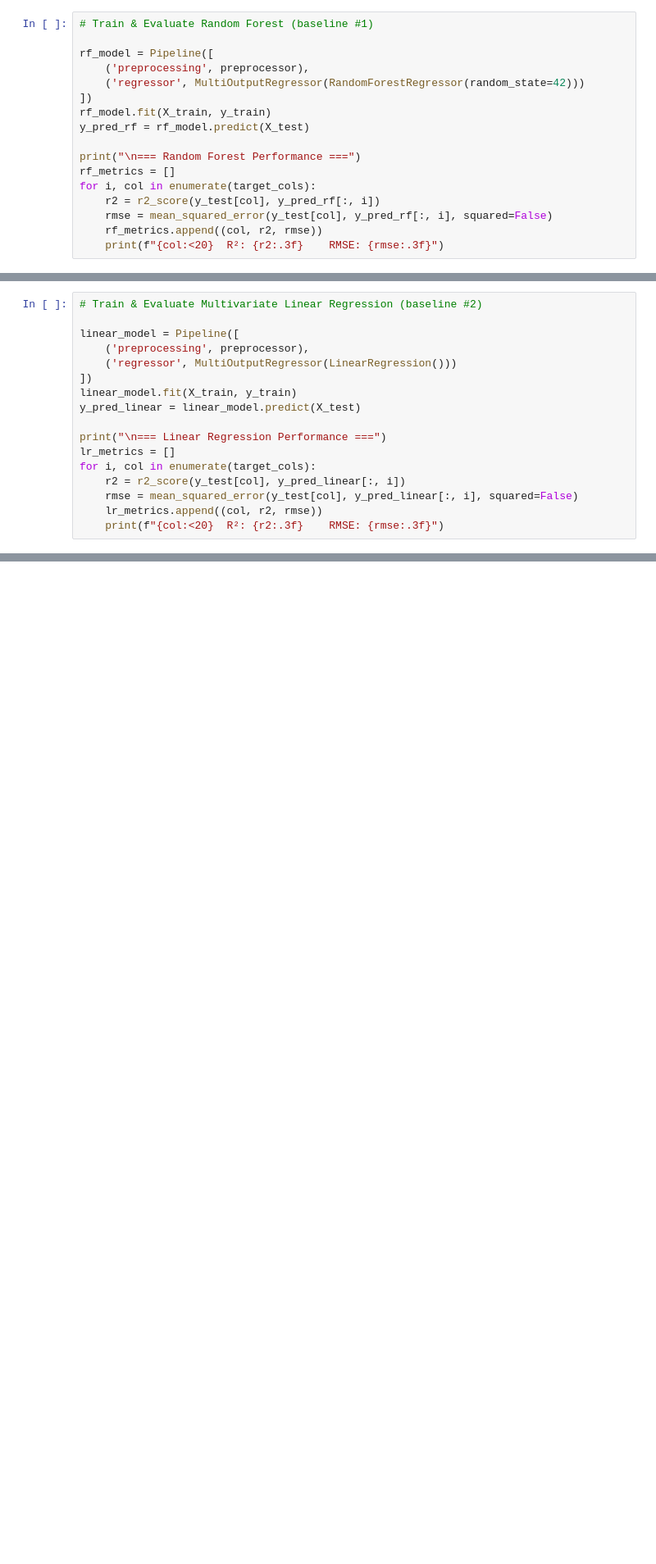
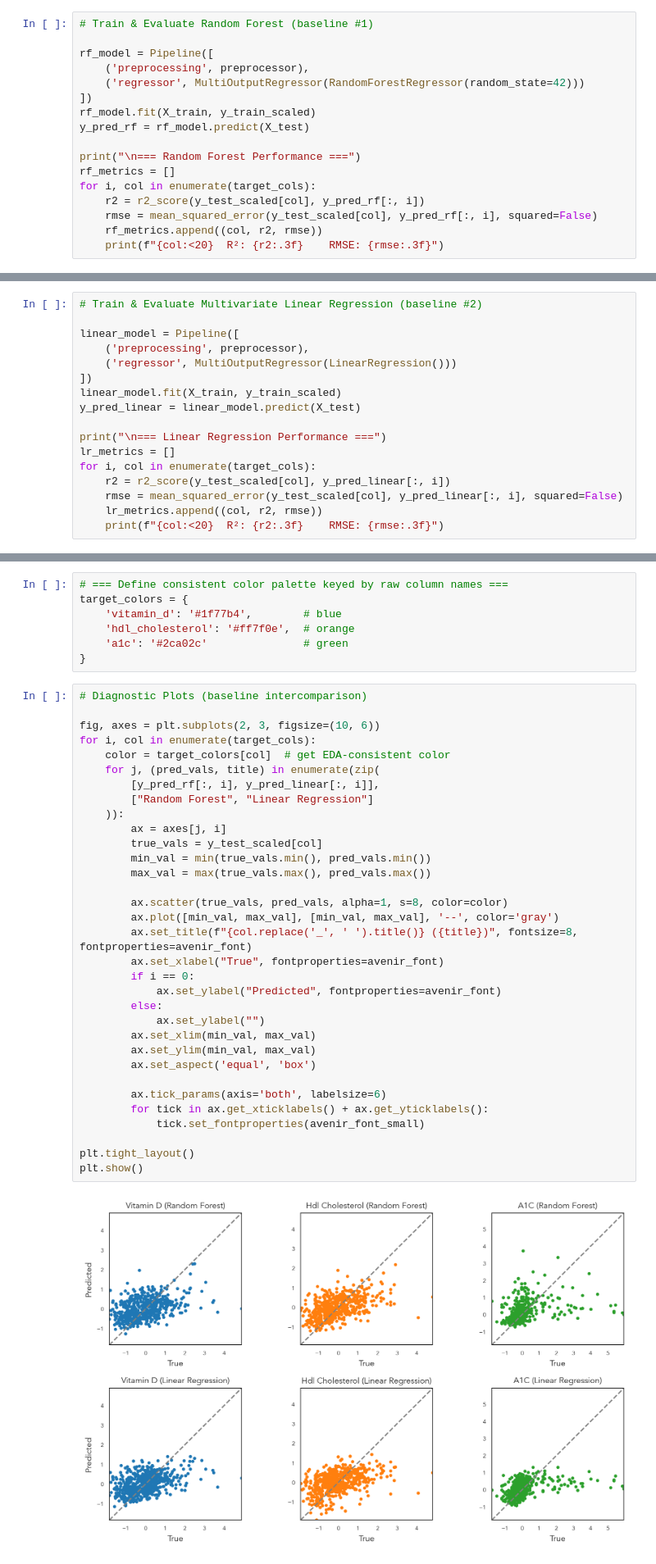
Before and after one commit to ahollyday/nhanes-health-regression, a Jupyter notebook: notebooks/02_preprocessing_modeling.ipynb, the cells around one changed output, grey strips where cells are left out. Shown at 82% size. Saved outputs shown, nothing was run; the diff lists cells and outputs as text; blank space fills up the shorter version.

```diff
--- a/notebooks/02_preprocessing_modeling.ipynb
+++ b/notebooks/02_preprocessing_modeling.ipynb
@@ -76,14 +95,14 @@ rf_model = Pipeline([
     ('preprocessing', preprocessor),
     ('regressor', MultiOutputRegressor(RandomForestRegressor(random_state=42)))
 ])
-rf_model.fit(X_train, y_train)
+rf_model.fit(X_train, y_train_scaled)
 y_pred_rf = rf_model.predict(X_test)
 
 print("\n=== Random Forest Performance ===")
 rf_metrics = []
 for i, col in enumerate(target_cols):
-    r2 = r2_score(y_test[col], y_pred_rf[:, i])
-    rmse = mean_squared_error(y_test[col], y_pred_rf[:, i], squared=False)
+    r2 = r2_score(y_test_scaled[col], y_pred_rf[:, i])
+    rmse = mean_squared_error(y_test_scaled[col], y_pred_rf[:, i], squared=False)
     rf_metrics.append((col, r2, rmse))
     print(f"{col:<20}  R²: {r2:.3f}    RMSE: {rmse:.3f}")
 # %% [output]
@@ -98,14 +117,14 @@ linear_model = Pipeline([
     ('preprocessing', preprocessor),
     ('regressor', MultiOutputRegressor(LinearRegression()))
 ])
-linear_model.fit(X_train, y_train)
+linear_model.fit(X_train, y_train_scaled)
 y_pred_linear = linear_model.predict(X_test)
 
 print("\n=== Linear Regression Performance ===")
 lr_metrics = []
 for i, col in enumerate(target_cols):
-    r2 = r2_score(y_test[col], y_pred_linear[:, i])
-    rmse = mean_squared_error(y_test[col], y_pred_linear[:, i], squared=False)
+    r2 = r2_score(y_test_scaled[col], y_pred_linear[:, i])
+    rmse = mean_squared_error(y_test_scaled[col], y_pred_linear[:, i], squared=False)
     lr_metrics.append((col, r2, rmse))
     print(f"{col:<20}  R²: {r2:.3f}    RMSE: {rmse:.3f}")
 # %% [output]
@@ -147,3 +135,45 @@ plt.show()
+# %%
+# === Define consistent color palette keyed by raw column names ===
+target_colors = {
+    'vitamin_d': '#1f77b4',        # blue
+    'hdl_cholesterol': '#ff7f0e',  # orange
+    'a1c': '#2ca02c'               # green
+}
+# %%
+# Diagnostic Plots (baseline intercomparison)
+
+fig, axes = plt.subplots(2, 3, figsize=(10, 6))
+for i, col in enumerate(target_cols):
+    color = target_colors[col]  # get EDA-consistent color
+    for j, (pred_vals, title) in enumerate(zip(
+        [y_pred_rf[:, i], y_pred_linear[:, i]],
+        ["Random Forest", "Linear Regression"]
+    )):
+        ax = axes[j, i]
+        true_vals = y_test_scaled[col]
+        min_val = min(true_vals.min(), pred_vals.min())
+        max_val = max(true_vals.max(), pred_vals.max())
+
+        ax.scatter(true_vals, pred_vals, alpha=1, s=8, color=color)
+        ax.plot([min_val, max_val], [min_val, max_val], '--', color='gray')
+        ax.set_title(f"{col.replace('_', ' ').title()} ({title})", fontsize=8, fontproperties=avenir_font)
+        ax.set_xlabel("True", fontproperties=avenir_font)
+        if i == 0:
+            ax.set_ylabel("Predicted", fontproperties=avenir_font)
+        else:
+            ax.set_ylabel("")
+        ax.set_xlim(min_val, max_val)
+        ax.set_ylim(min_val, max_val)
+        ax.set_aspect('equal', 'box')
+
+        ax.tick_params(axis='both', labelsize=6)
+        for tick in ax.get_xticklabels() + ax.get_yticklabels():
+            tick.set_fontproperties(avenir_font_small)
+
+plt.tight_layout()
+plt.show()
+# %% [output]
+[figure, added]
 # %%
 # Compute Metrics
 
```
Also changed, not shown: parts of 8 cells of this notebook, 8 other files.
